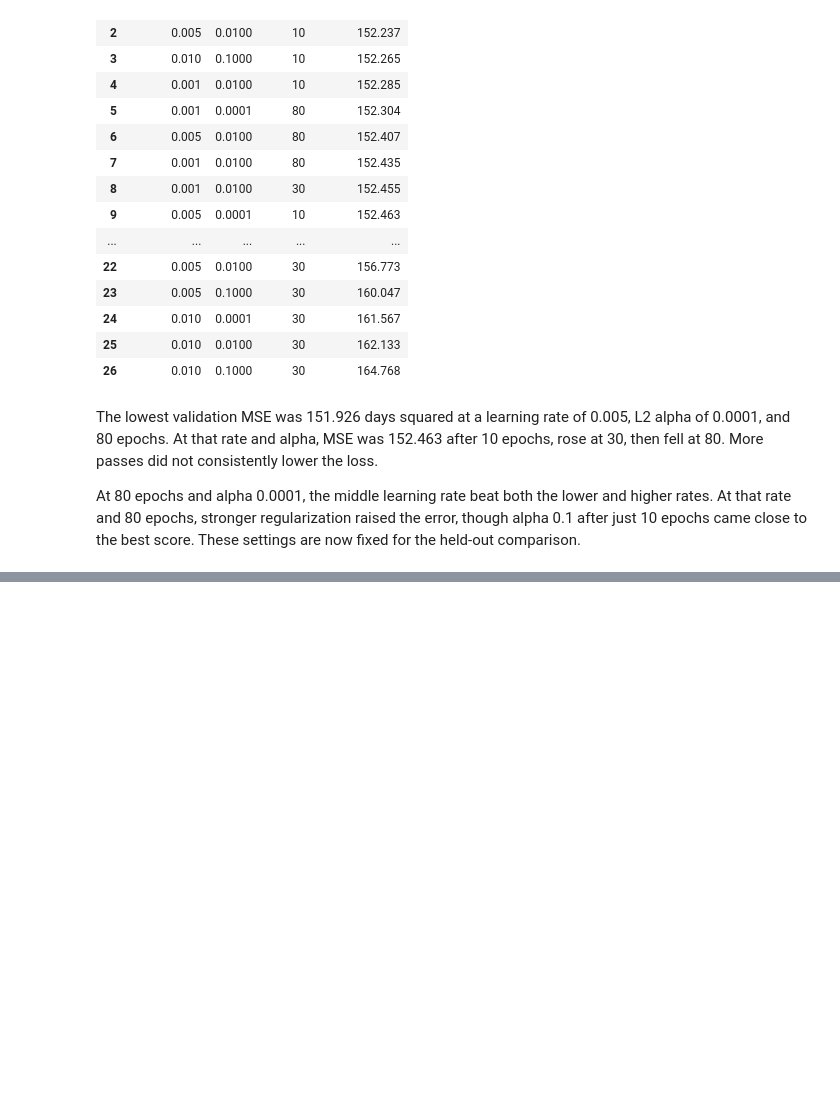
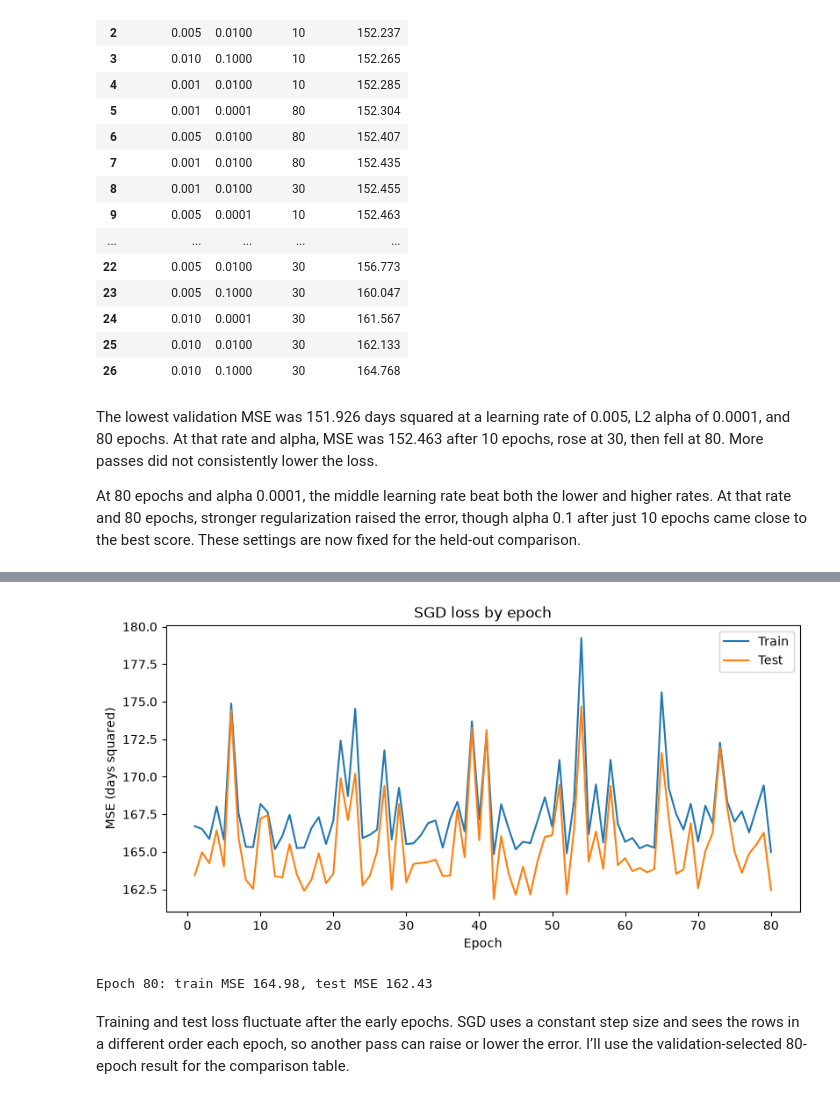
Before and after one commit to Mich-O/linear_regression_model, a Jupyter notebook: summative/linear_regression/multivariate.ipynb, the cells around one changed output, grey strips where cells are left out. Cells and saved outputs as stored; diff of their text form; code cells hidden in the pictures; blank space fills up the shorter version.

Commit message:
Plot SGD training and test loss across epochs

```diff
--- a/summative/linear_regression/multivariate.ipynb
+++ b/summative/linear_regression/multivariate.ipynb
@@ -370,0 +375,38 @@ At 80 epochs and alpha 0.0001, the middle learning rate beat both the lower and
+# %%
+final_sgd_preprocessor = make_preprocessor(numeric_features, categorical_features)
+train_inputs = final_sgd_preprocessor.fit_transform(train[shared_features])
+test_inputs = final_sgd_preprocessor.transform(test[shared_features])
+train_days = train[target].to_numpy()
+test_days = test[target].to_numpy()
+
+final_sgd = SGDRegressor(
+    learning_rate="constant", eta0=float(best_sgd["learning_rate"]),
+    penalty="l2", alpha=float(best_sgd["alpha"]), shuffle=False, random_state=seed,
+)
+rng = np.random.default_rng(seed)
+train_mse, test_mse = [], []
+for epoch in range(int(best_sgd["epochs"])):
+    order = rng.permutation(len(train_days))
+    final_sgd.partial_fit(train_inputs[order], train_days[order])
+    train_mse.append(mean_squared_error(train_days, final_sgd.predict(train_inputs)))
+    test_mse.append(mean_squared_error(test_days, final_sgd.predict(test_inputs)))
+
+sgd_pipeline = Pipeline([
+    ("preprocessing", final_sgd_preprocessor),
+    ("regression", final_sgd),
+])
+
+epochs = range(1, len(train_mse) + 1)
+fig, ax = plt.subplots(figsize=(8, 4), layout="constrained")
+ax.plot(epochs, train_mse, label="Train")
+ax.plot(epochs, test_mse, label="Test")
+ax.set(xlabel="Epoch", ylabel="MSE (days squared)", title="SGD loss by epoch")
+ax.legend()
+plt.show()
+
+print(f"Epoch {len(train_mse)}: train MSE {train_mse[-1]:.2f}, test MSE {test_mse[-1]:.2f}")
+# %% [output]
+[figure, added]
+Epoch 80: train MSE 164.98, test MSE 162.43
+# %% [markdown]
+Training and test loss fluctuate after the early epochs. SGD uses a constant step size and sees the rows in a different order each epoch, so another pass can raise or lower the error. I’ll use the validation-selected 80-epoch result for the comparison table.
```
Also changed, not shown: parts of 1 cell of this notebook.
